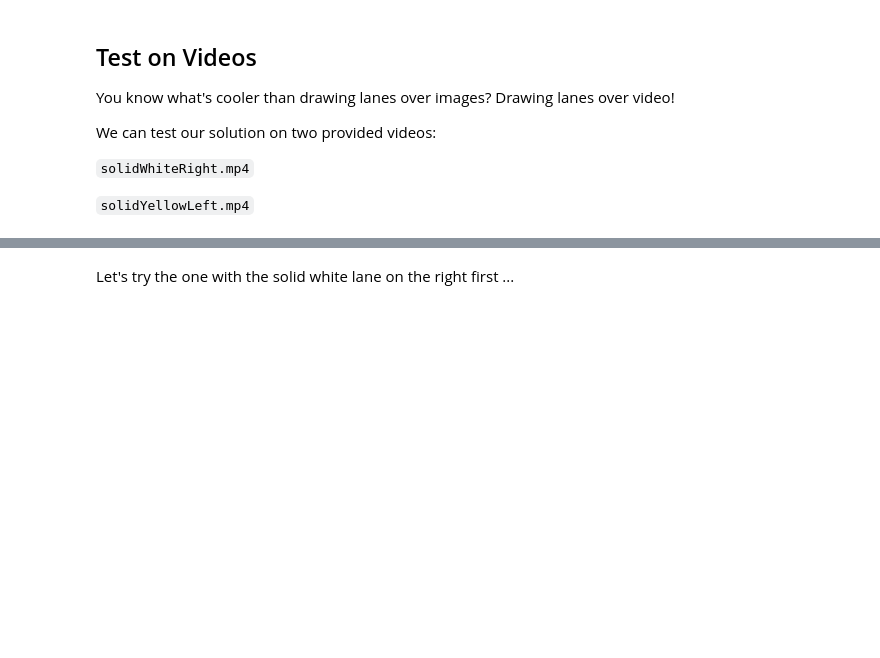
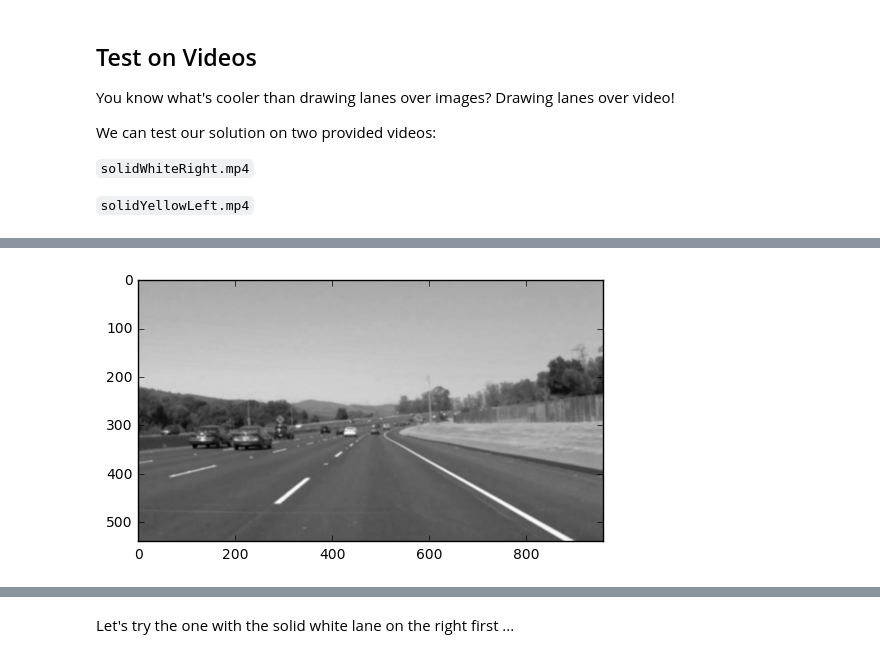
Before and after one commit to gantners/CarND-LaneLines-P1, a Jupyter notebook: Attempt2.ipynb, the cells around one changed output, grey strips where cells are left out. Cells and saved outputs as stored; diff of their text form; code cells hidden in the pictures; blank space fills up the shorter version.

```diff
--- a/Attempt2.ipynb
+++ b/Attempt2.ipynb
@@ -261,0 +271,5 @@ We can test our solution on two provided videos:
+# %%
+blur_gray = gaussian_blur(gray,kernel_size)
+plt.imshow(blur_gray, cmap='gray');
+# %% [output]
+[figure, added]
```
Also changed, not shown: parts of 8 cells of this notebook.
